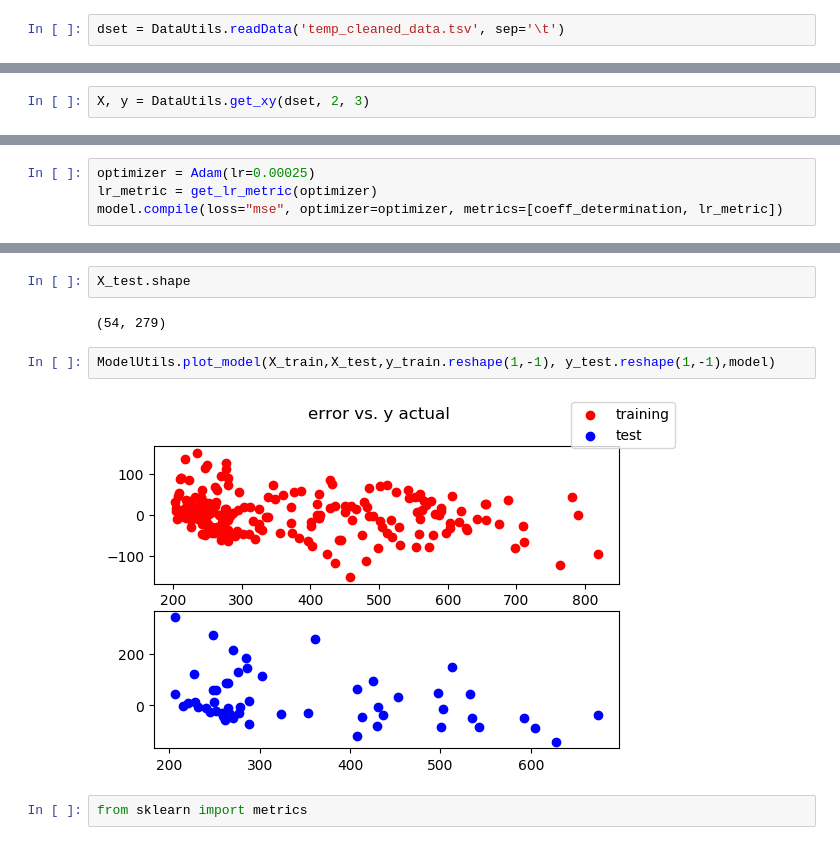
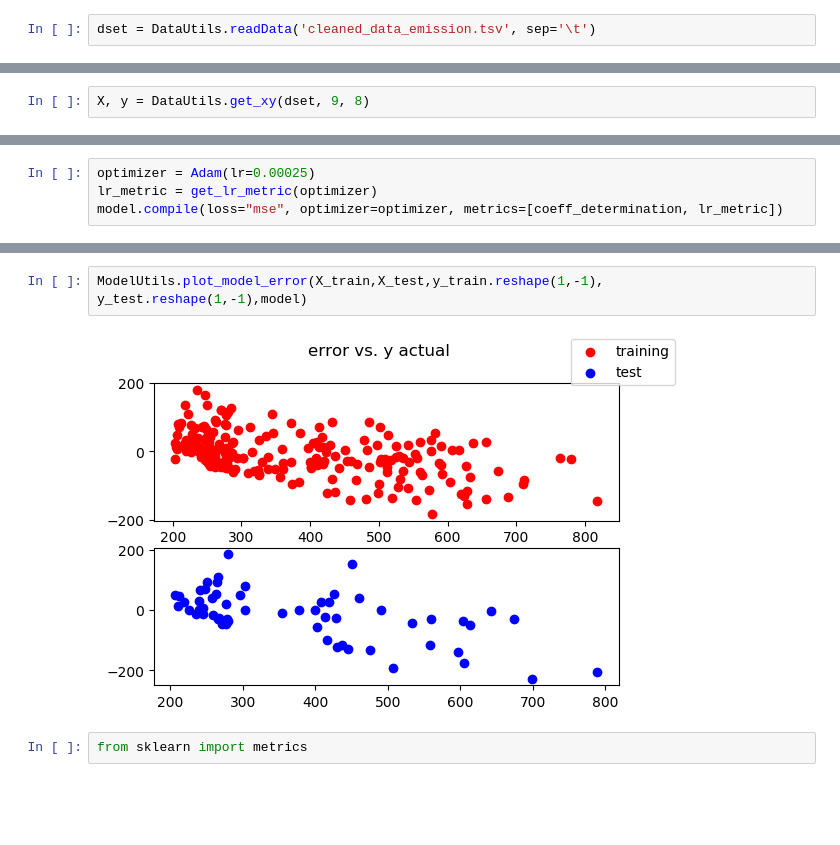
Before and after one commit to emissible/SPEEDCOM, a Jupyter notebook: SPEEDCOM/models/smiles_cnn.ipynb, the cells around one changed output, grey strips where cells are left out. Saved outputs shown, nothing was run; the diff lists cells and outputs as text; blank space fills up the shorter version.

```diff
--- a/SPEEDCOM/models/smiles_cnn.ipynb
+++ b/SPEEDCOM/models/smiles_cnn.ipynb
@@ -13,5 +14,5 @@ from model_utils import ModelUtils
 # %% [output]
 Using TensorFlow backend.
 # %%
-dset = DataUtils.readData('temp_cleaned_data.tsv', sep='\t')
+dset = DataUtils.readData('cleaned_data_emission.tsv', sep='\t')
 # %% [output]
@@ -24,5 +39,5 @@ dset = DataUtils.readData('temp_cleaned_data.tsv', sep='\t')
 # %%
-X, y = DataUtils.get_xy(dset, 2, 3)
+X, y = DataUtils.get_xy(dset, 9, 8)
 # %%
 word_map = DataUtils.get_wordmap(x_smiles=X)
 # %%
@@ -114,11 +130,7 @@ Epoch 150/150
-# %%
-X_test.shape
-# %% [output]
-(54, 279)
 # %%
-ModelUtils.plot_model(X_train,X_test,y_train.reshape(1,-1), y_test.reshape(1,-1),model)
+ModelUtils.plot_model_error(X_train,X_test,y_train.reshape(1,-1), y_test.reshape(1,-1),model)
 # %% [output]
-[figure, old version]
+[figure, new version]
 # %%
 from sklearn import metrics
 # %% [markdown]
```
Also changed, not shown: parts of 54 cells of this notebook, 3 other files.
